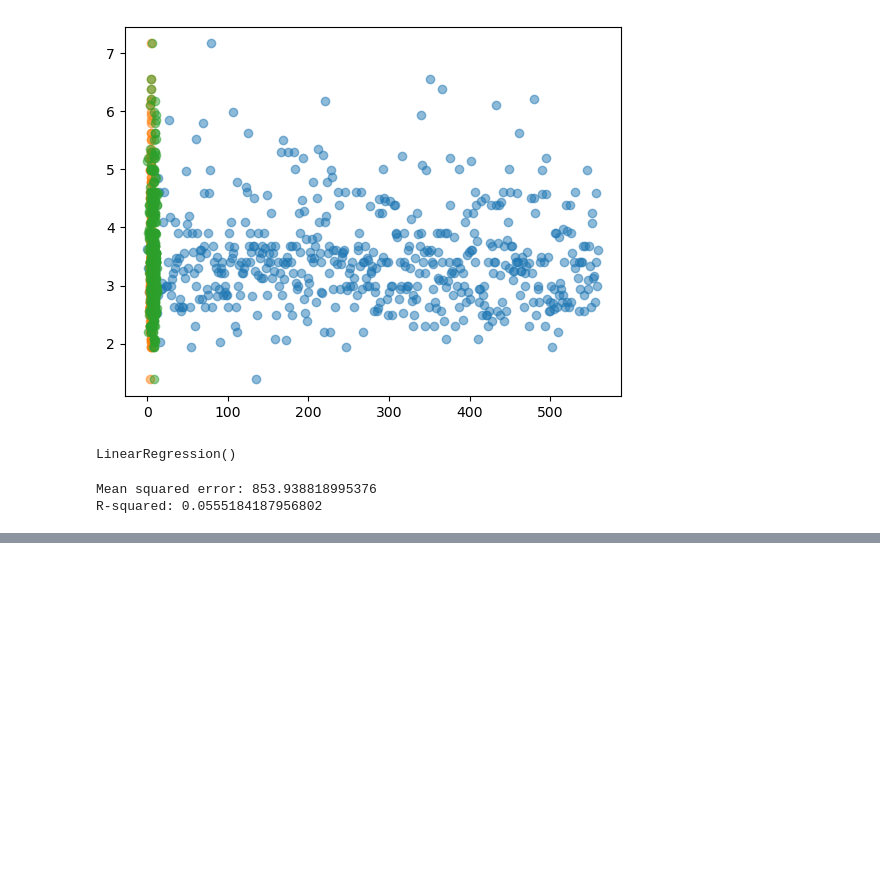
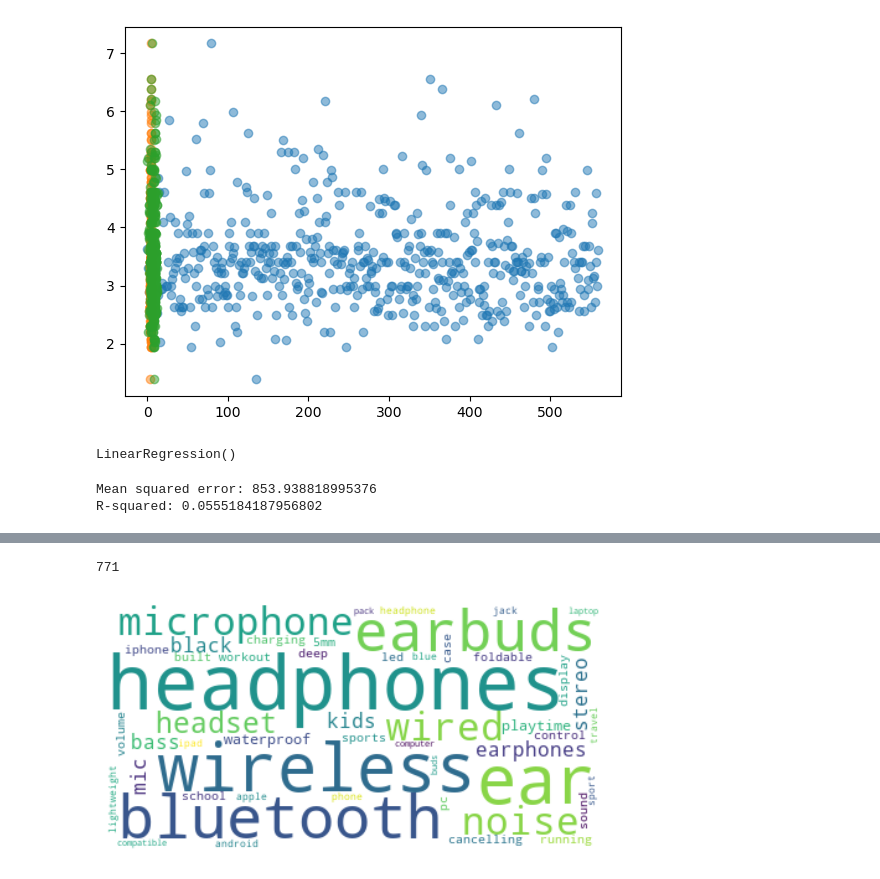
Before and after one commit to seanlee9959/amazon-NLP, a Jupyter notebook: Data Cleaning.ipynb, the cells around one changed output, grey strips where cells are left out. Cells and saved outputs as stored; diff of their text form; code cells hidden in the pictures; blank space fills up the shorter version.

```diff
--- a/Data Cleaning.ipynb
+++ b/Data Cleaning.ipynb
@@ -690,0 +690,15 @@ The mean squared error for the boosted regression model is 0.215
+# %%
+len(df. columns)
+# %% [output]
+771
+# %%
+from wordcloud import WordCloud
+
+# Word Cloud with TF-IDF
+Cloud = WordCloud(background_color="white", max_words=50).generate_from_frequencies(tf_idf.T.sum(axis=1))
+plt.imshow(Cloud, interpolation='bilinear')
+plt.axis("off")
+plt.margins(x=0, y=0)
+plt.show()
+# %% [output]
+[figure, added]
```
Also changed, not shown: parts of 9 cells of this notebook.
